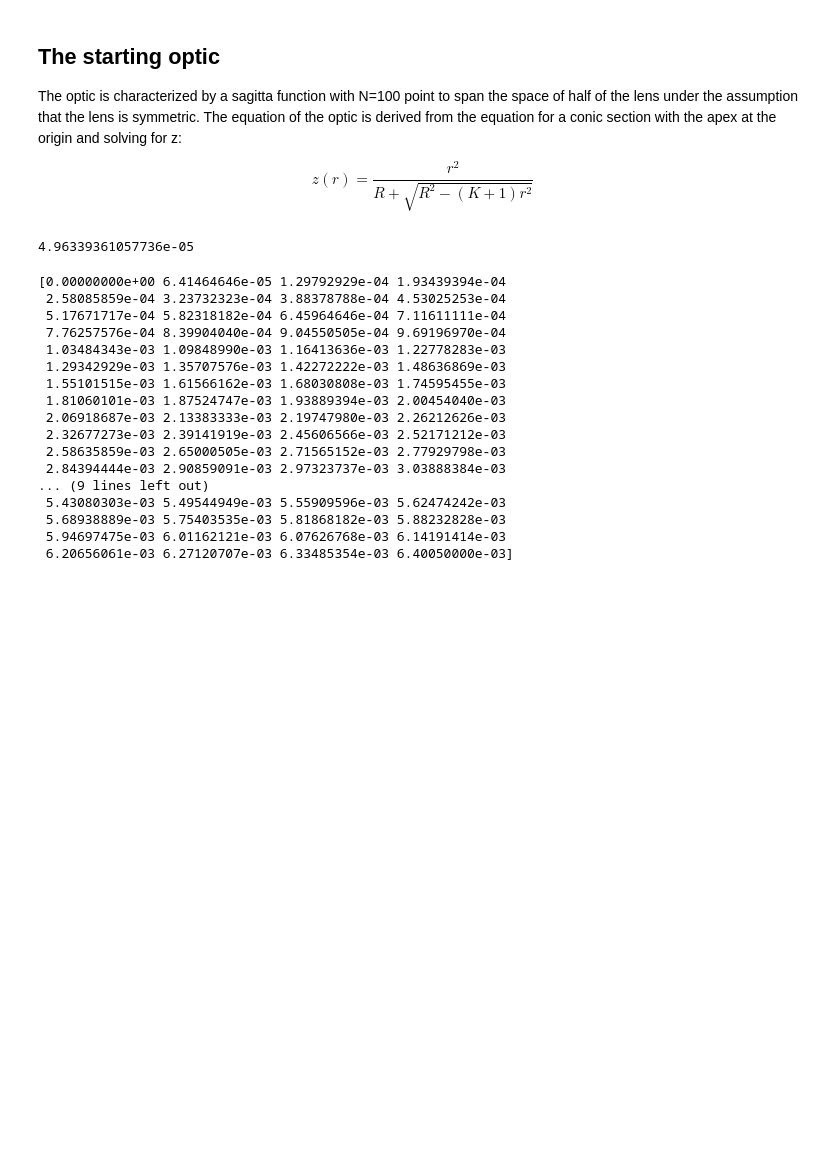
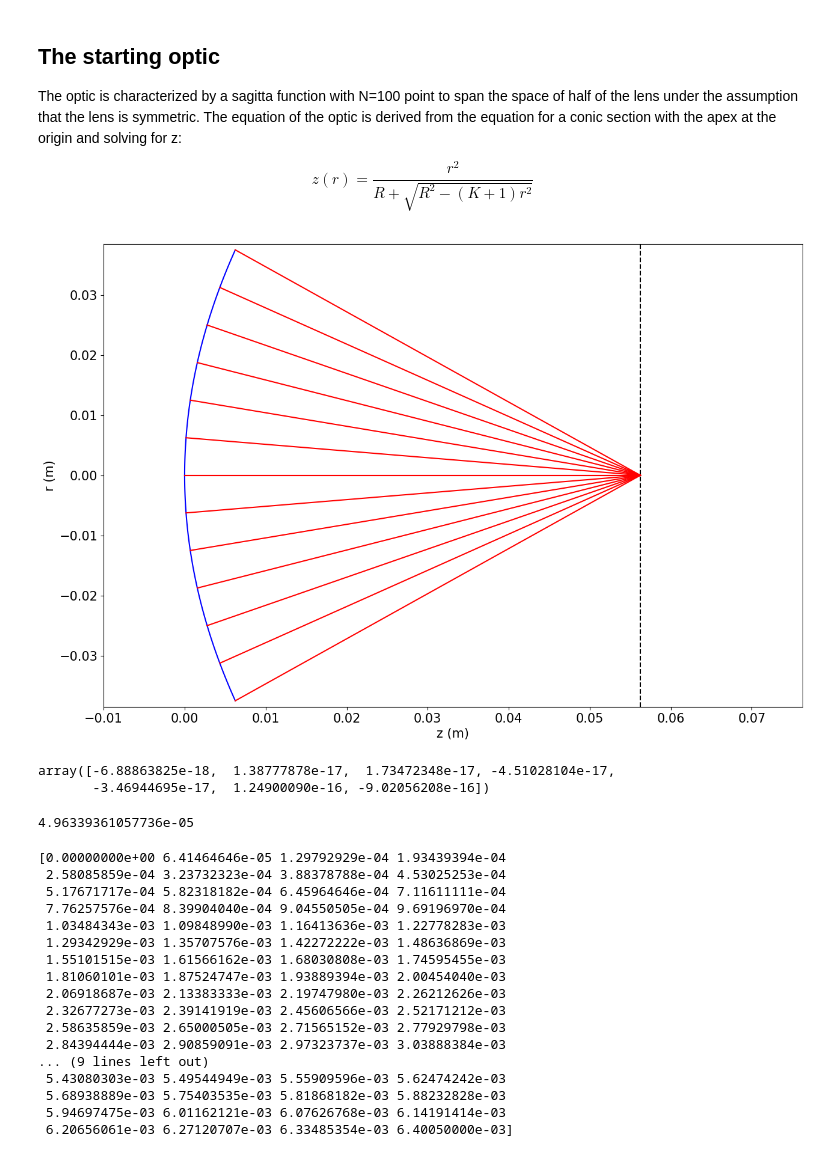
Before and after one commit to km0110/FF_rays, a Jupyter notebook: rms_BC.ipynb, the cells around one changed output. Cells and saved outputs as stored; diff of their text form; code cells hidden in the pictures; blank space fills up the shorter version.

```diff
--- a/rms_BC.ipynb
+++ b/rms_BC.ipynb
@@ -56,25 +55,23 @@ def find_reflect_slope(norm):
 # %%
 def raytrace(optic, exp_f, Nr=7, linsp=True):
     #create the starting rays
-    opt=optic[1]
+    r=optic[0]
     # make sure that the rays are bounded
-    r_min=opt[4]
-    r_max=opt[-5]
+    r_max=r[-1]
 
-    rays=np.linspace(r_min,r_max,Nr) if linsp else np.geomspace(r_min,r_max,Nr) #confine the rays to the diameter of the optic
-    rays[rays==0]=1e-9 # if r=0 exists set to small value so we don't get infinity values
+    rays=np.linspace(0,r_max,Nr) if linsp else np.geomspace(1e-9,r_max,Nr) #confine the rays to the diameter of the optic
+    #rays[rays==0]=1e-9 # if r=0 exists set to small value so we don't get infinity values
     raymatrix=[] # 3 points: before, at, after the optic
     after=[]
-    for r in rays:
-        cs=find_local_eq(r,optic)
+    for h in rays:
+        cs=find_local_eq(h,optic)
         z_optic=cs(0)
-        norm=cs(0,1) #The normal is just the derivative
+        norm=1/cs(0,1) #The normal is just the derivative
         slope=find_reflect_slope(norm)
-        r_after=slope*(exp_f-z_optic)+r # This is where the ray meets z=exp_f
-        z_bef=exp_f*1.5 # change this so that z_bef all starts at the same z value
-        z_ray=[z_bef,z_optic,exp_f]
-        r_ray=[r,r,r_after]
-        raymatrix.append([z_ray,r_ray])
+        r_after=slope*(exp_f-z_optic)+h # This is where the ray meets z=exp_f
+        ray_z=[z_optic,exp_f]
+        ray_r=[h,r_after]
+        raymatrix.append([ray_r,ray_z])
         after.append(r_after)
         #np.concatenate(raymatrix)
     return np.array(raymatrix),np.array(after)
@@ -82,16 +79,16 @@ def raytrace(optic, exp_f, Nr=7, linsp=True):
 def plot(optic,raymatrix,exp_f,title=None, lambda0=None, norm=False,savefig=False):
     #first plot the optic:
     plt.figure(figsize=(15,10))
-    opt_z=optic[0] if not norm else optic[0]/lambda0
-    opt_r=optic[1] if not norm else optic[1]/lambda0
+    opt_r=optic[0] if not norm else optic[0]/lambda0
+    opt_z=optic[1] if not norm else optic[1]/lambda0
     plt.plot(opt_z,opt_r,'b',opt_z,-1*opt_r,'b')
     exp_freq=exp_f if not norm else exp_f/lambda0
     plt.axvline(x=exp_freq, color='k', linestyle='--')
     #Then plot the rays:
     for ray in raymatrix:
-        ray_z=ray[0] if not norm else ray[0]/lambda0
-        ray_r=ray[1] if not norm else ray[1]/lambda0
-        plt.plot(ray_z[1],ray_r[1],'r',ray_z,-1*ray_r,'r')
+        ray_r=ray[0] if not norm else ray[0]/lambda0
+        ray_z=ray[1] if not norm else ray[1]/lambda0
+        plt.plot(ray_z,ray_r,'r',ray_z,-1*ray_r,'r')
 
     xl='z (m)' if not norm else 'z/lambda'
     yl='r (m)' if not norm else 'r/lambda'
@@ -99,12 +96,23 @@ def plot(optic,raymatrix,exp_f,title=None, lambda0=None, norm=False,savefig=Fals
     plt.ylabel(yl)
     plt.title(title)
     plt.xlim((-0.01,exp_f+0.02))
-    r_max=max(opt_r)+0.02
+    r_max=max(opt_r)+0.001
     plt.ylim((-r_max,r_max))
     if savefig:
         plt.savefig(title+".png")
-    #plt.show()
+    plt.show()
     plt.close()
+# %%
+start_o=create_starting_optic(0.0375,0.1125,N=100)
+rm,af=raytrace(start_o,0.05625)
+plot(start_o,rm,0.05625)
+# %% [output]
+[figure, added]
+# %%
+af
+# %% [output]
+array([-6.88863825e-18,  1.38777878e-17,  1.73472348e-17, -4.51028104e-17,
+       -3.46944695e-17,  1.24900090e-16, -9.02056208e-16])
 # %%
 def rms(rays_after):
     n=len(rays_after)
```
Also changed, not shown: parts of 1 cell of this notebook.
